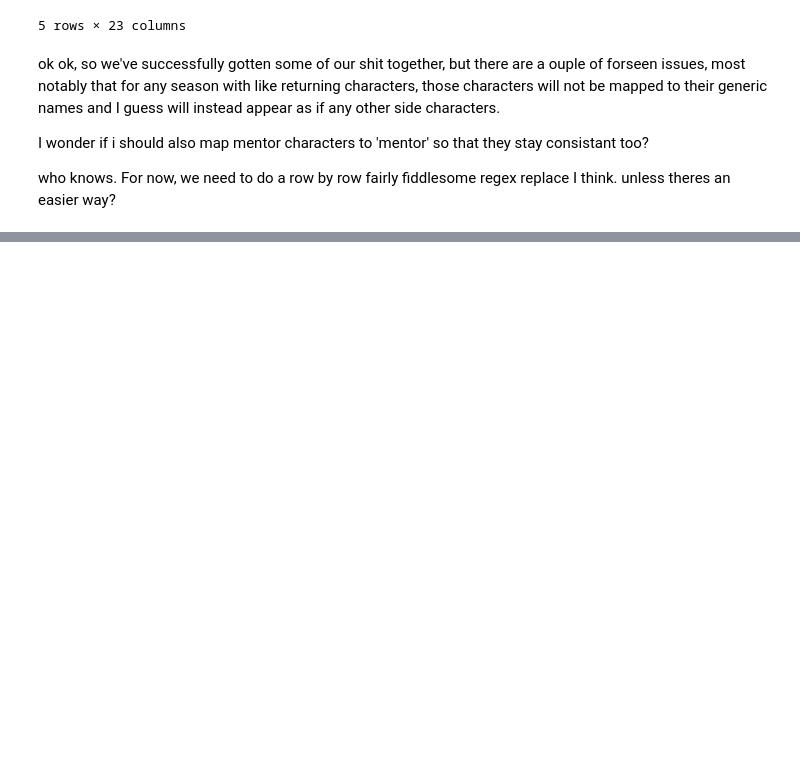
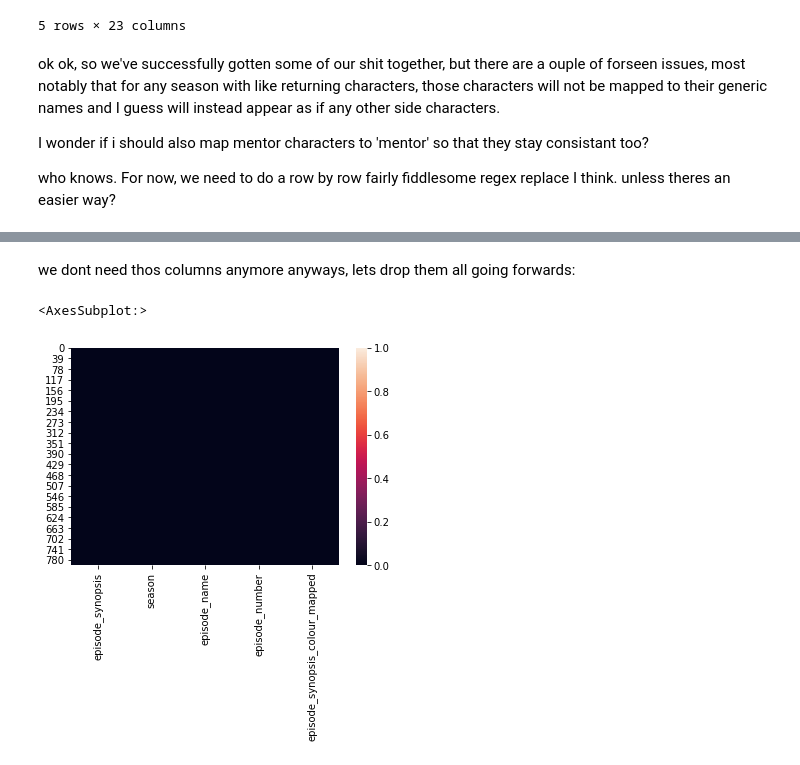
Before and after one commit to JohnStokes228/power_rangers_nlp, a Jupyter notebook: colour_cleaning.ipynb, the cells around one changed output, grey strips where cells are left out. Cells and saved outputs as stored; diff of their text form; code cells hidden in the pictures; blank space fills up the shorter version.

```diff
--- a/colour_cleaning.ipynb
+++ b/colour_cleaning.ipynb
@@ -296,0 +316,9 @@ df.to_csv('data/colour_mapped_episodes.csv', index=False)
+# %% [markdown]
+we dont need thos columns anymore anyways, lets drop them all going forwards:
+# %%
+df.drop(columns=rangers, inplace=True)
+
+sns.heatmap(df.isnull())
+# %% [output]
+<AxesSubplot:>
+[figure, added]
```
Also changed, not shown: parts of 18 cells of this notebook.
